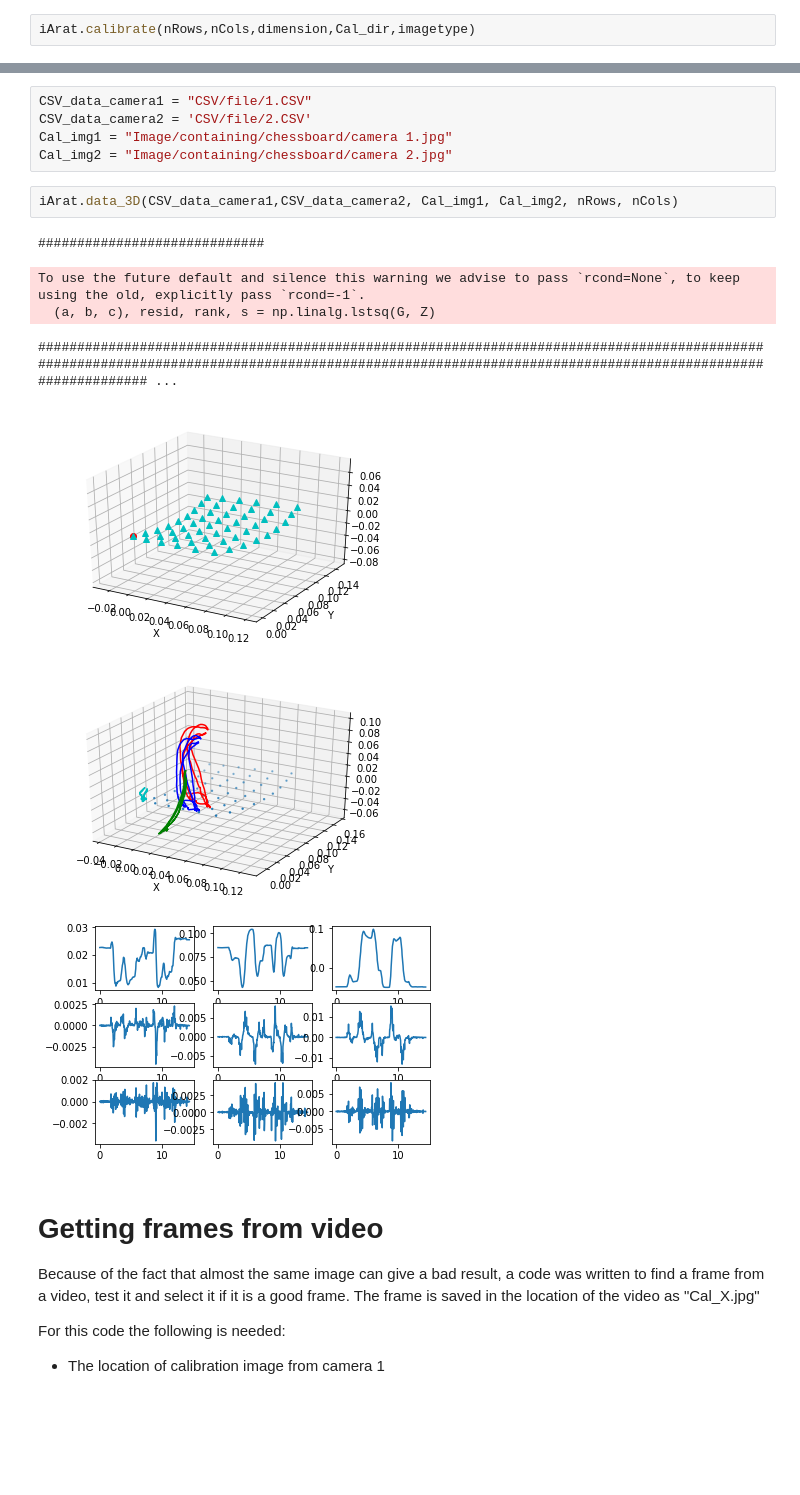
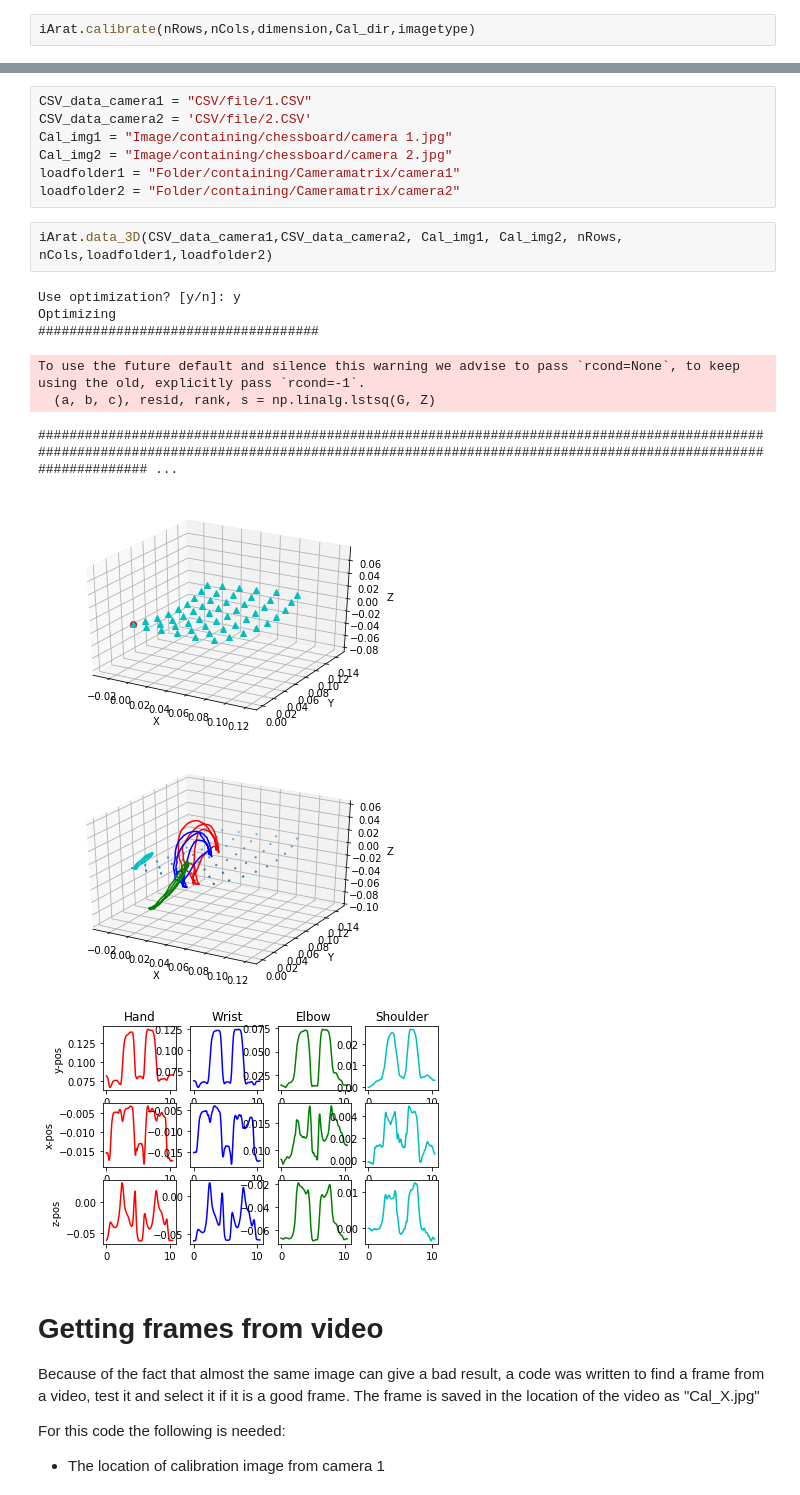
Before and after one commit to MvdWaard/iArat, a Jupyter notebook: iArat_notebook.ipynb, the cells around one changed output, grey strips where cells are left out. Cells and saved outputs as stored; diff of their text form; blank space fills up the shorter version.

```diff
--- a/iArat_notebook.ipynb
+++ b/iArat_notebook.ipynb
@@ -59,16 +59,20 @@ CSV_data_camera1 = "CSV/file/1.CSV"
 CSV_data_camera2 = 'CSV/file/2.CSV'
 Cal_img1 = "Image/containing/chessboard/camera 1.jpg"
 Cal_img2 = "Image/containing/chessboard/camera 2.jpg"
+loadfolder1 = "Folder/containing/Cameramatrix/camera1"
+loadfolder2 = "Folder/containing/Cameramatrix/camera2"
 # %%
-iArat.data_3D(CSV_data_camera1,CSV_data_camera2, Cal_img1, Cal_img2, nRows, nCols)
+iArat.data_3D(CSV_data_camera1,CSV_data_camera2, Cal_img1, Cal_img2, nRows, nCols,loadfolder1,loadfolder2)
 # %% [output]
-#############################
+Use optimization? [y/n]: y
+Optimizing
+####################################
 To use the future default and silence this warning we advise to pass `rcond=None`, to keep using the old, explicitly pass `rcond=-1`.
   (a, b, c), resid, rank, s = np.linalg.lstsq(G, Z)
 ######################################################################################################################################################################################################## ...
-[figure, old version]
+[figure, new version]
-[figure, old version]
+[figure, new version]
-[figure, old version]
+[figure, new version]
 # %% [markdown]
 # Getting frames from video
 Because of the fact that almost the same image can give a bad result, a code was written to find a frame from a video, test it and select it if it is a good frame. The frame is saved in the location of the video as "Cal_X.jpg"
```
Also changed, not shown: parts of 1 cell of this notebook, 8 other files.
